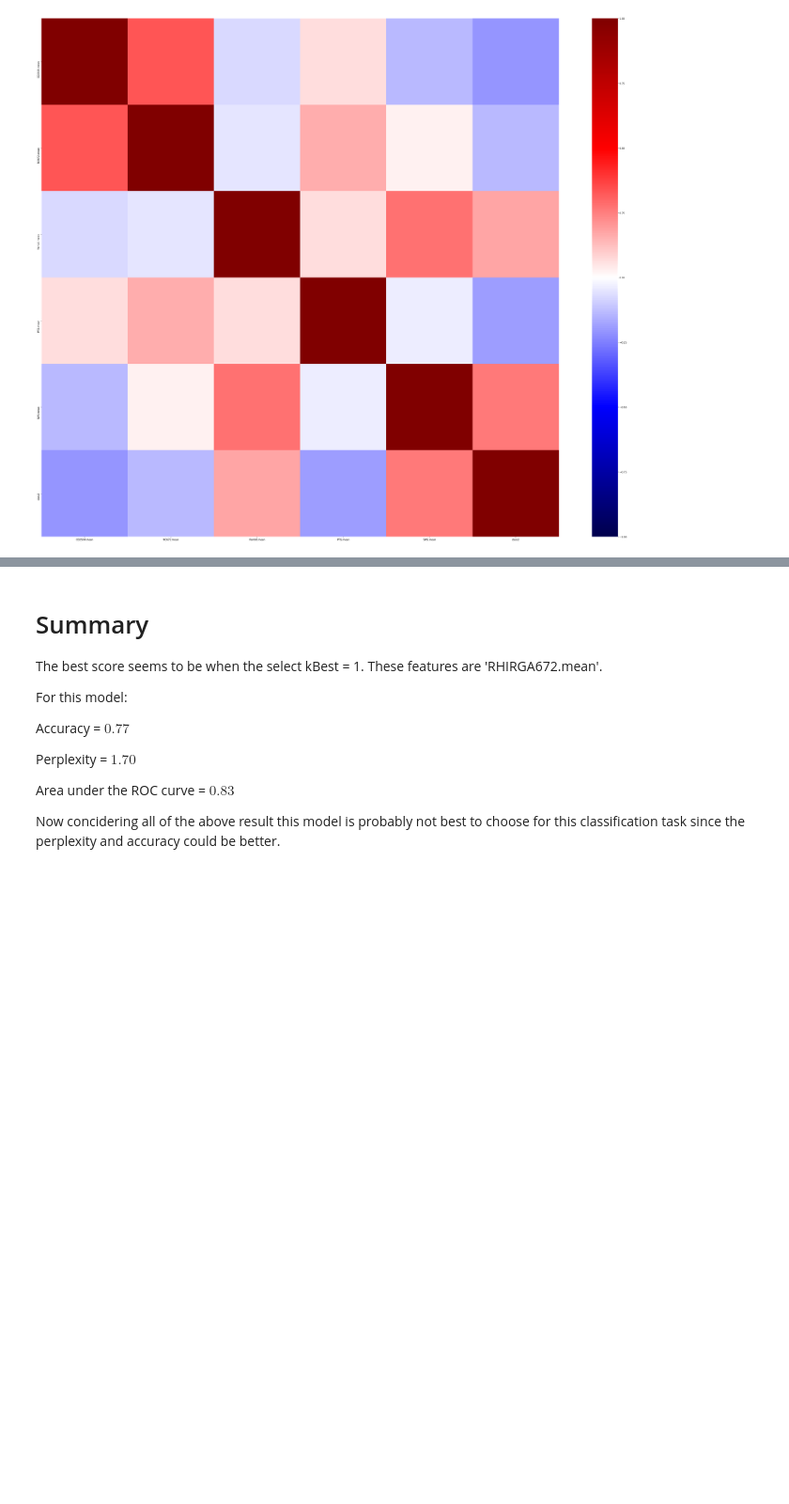
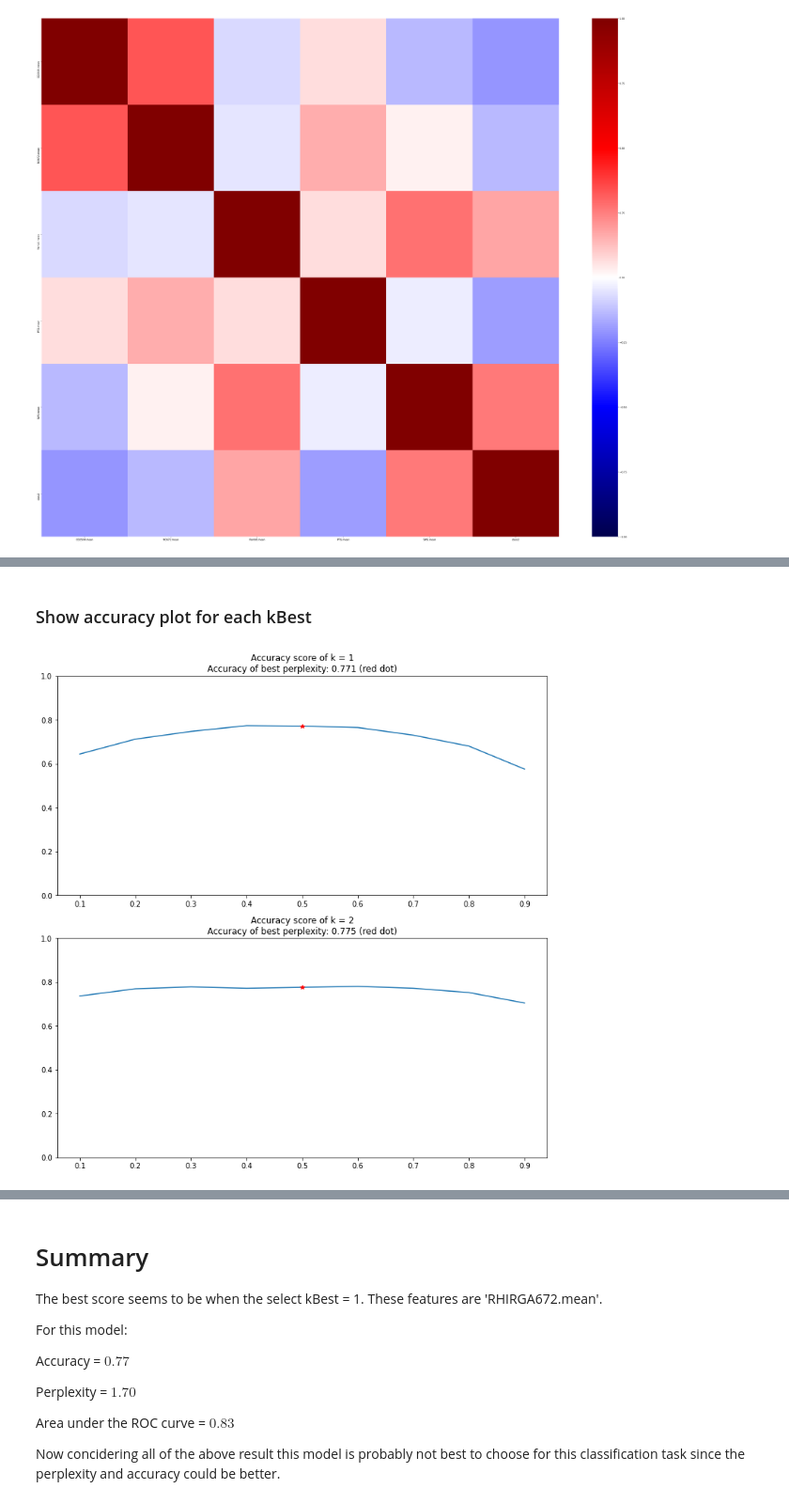
Before and after one commit to NPF-classifiers-109/npf-classifier, a Jupyter notebook: NaiveBayes/NB-classifier.ipynb, the cells around one changed output, grey strips where cells are left out. Shown at 94% size. Cells and saved outputs as stored; diff of their text form; code cells hidden in the pictures; blank space fills up the shorter version.

```diff
--- a/NaiveBayes/NB-classifier.ipynb
+++ b/NaiveBayes/NB-classifier.ipynb
@@ -651,0 +560,19 @@ plt.show()
+# %% [markdown]
+### Show accuracy plot for each kBest
+# %%
+x_space = np.linspace(0.1, 0.9, 9)
+n = len(list(bestDf.columns))
+
+plt.subplots(figsize=(10, 20))
+
+for i, col_name in enumerate(bestDf_acc):
+    plt.subplot(n, 1, i+1)
+    plt.plot(x_space, bestDf_acc.loc[:, col_name].values)
+    plt.plot(0.5, bestDf_acc.iloc[4, i], 'r*')
+    plt.title('Accuracy score of {}\nAccuracy of best perplexity: {:.3f} {}'.format(col_name[6:-4], bestDf_acc.iloc[4, i], '(red dot)'))
+    plt.ylim([0.0, 1.0])
+    plt.tight_layout()
+
+plt.show()
+# %% [output]
+[figure, added]
```
Also changed, not shown: parts of 74 cells of this notebook.
